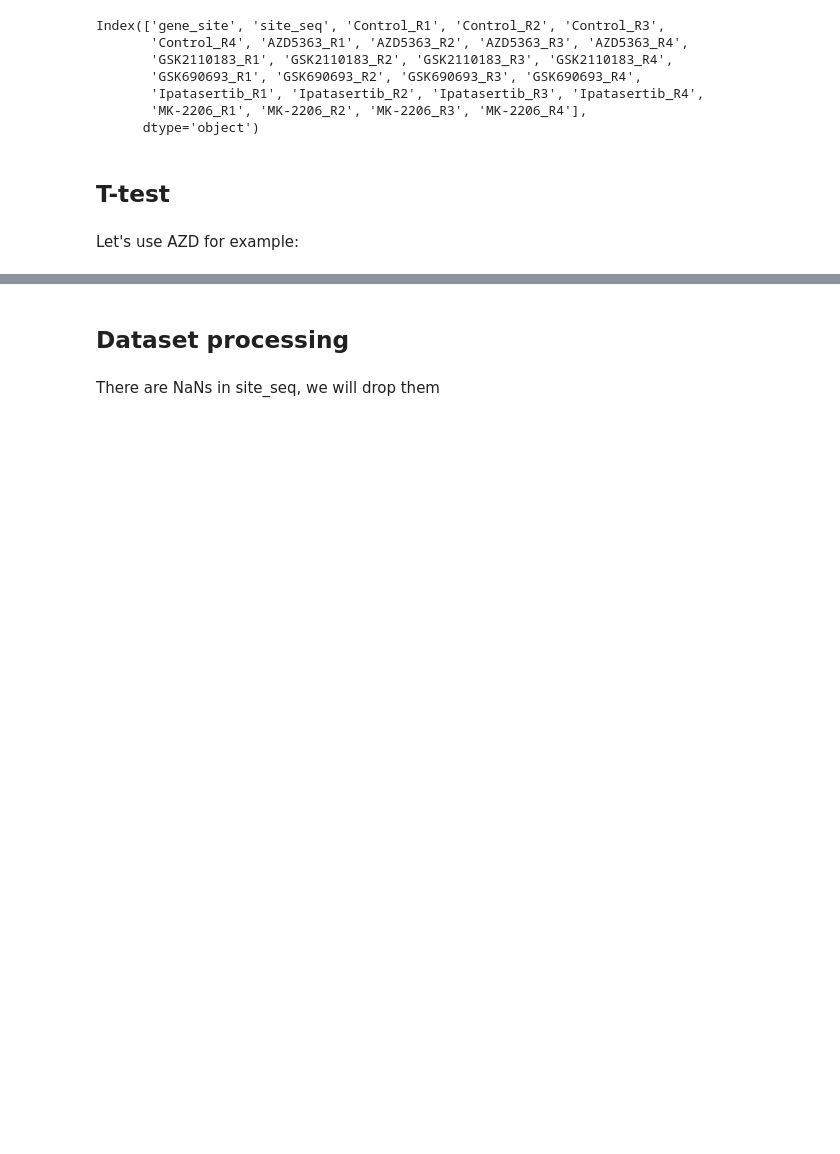
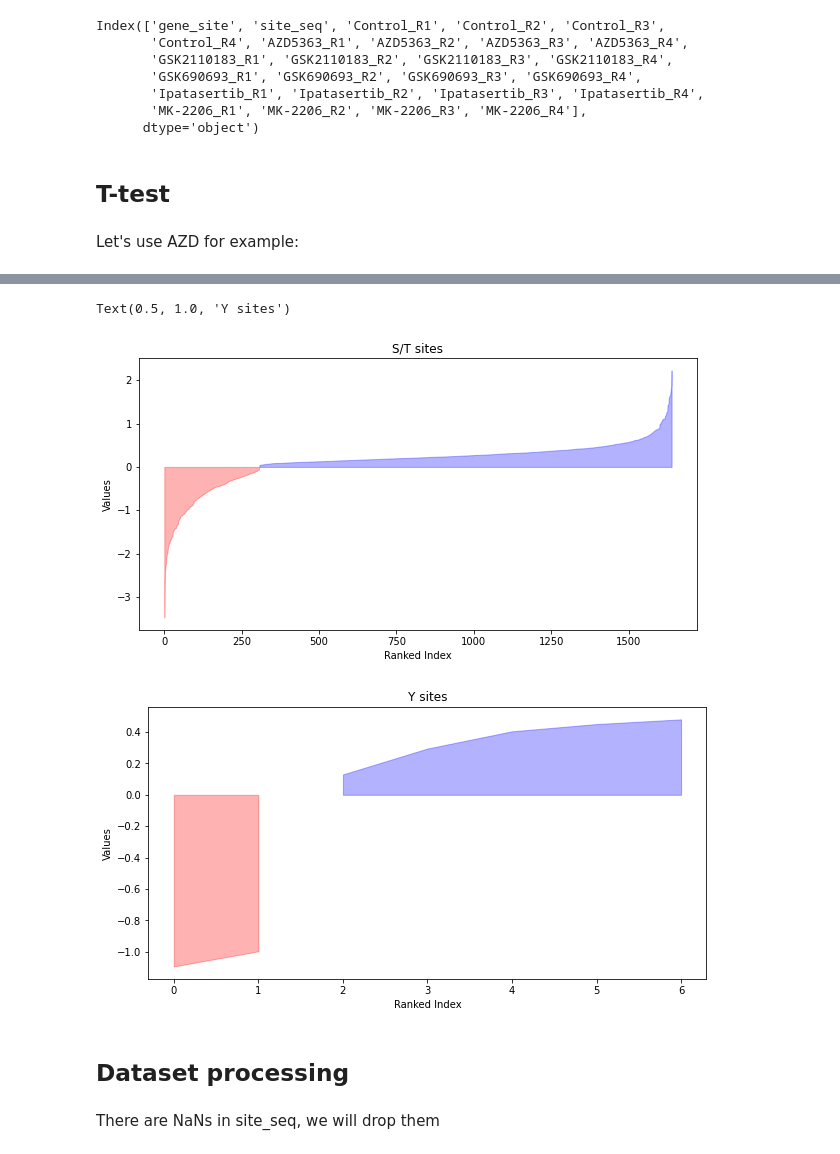
Before and after one commit to sky1ove/katlas, a Jupyter notebook: nbs/tutorial_03a_enrichment_AKTi.ipynb, the cells around one changed output, grey strips where cells are left out. Cells and saved outputs as stored; diff of their text form; code cells hidden in the pictures; blank space fills up the shorter version.

```diff
--- a/nbs/tutorial_03a_enrichment_AKTi.ipynb
+++ b/nbs/tutorial_03a_enrichment_AKTi.ipynb
@@ -102,3 +142,15 @@ azd.sort_values('signed_logP')
+# %%
+st_sites = azd2[azd2.site_seq.str[7].str.upper()!='Y']
+y_sites = azd2[azd2.site_seq.str[7].str.upper()=='Y']
+# %%
+plot_value(st_sites,'log2FC')
+plt.title('S/T sites')
+plot_value(y_sites,'log2FC')
+plt.title('Y sites')
+# %% [output]
+Text(0.5, 1.0, 'Y sites')
+[figure, added]
+[figure, added]
 # %% [markdown]
 ## Dataset processing
 # %% [markdown]
```
Also changed, not shown: parts of 62 cells of this notebook.
